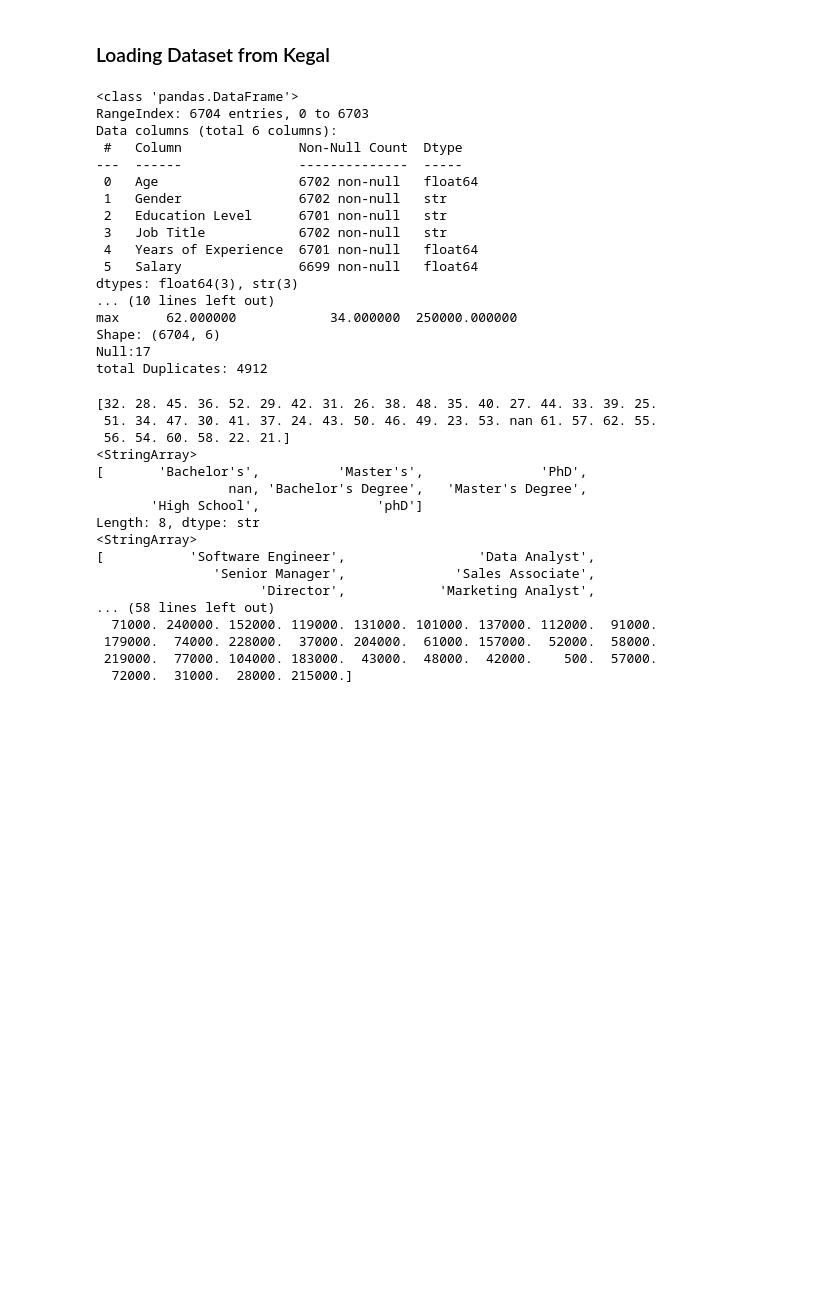
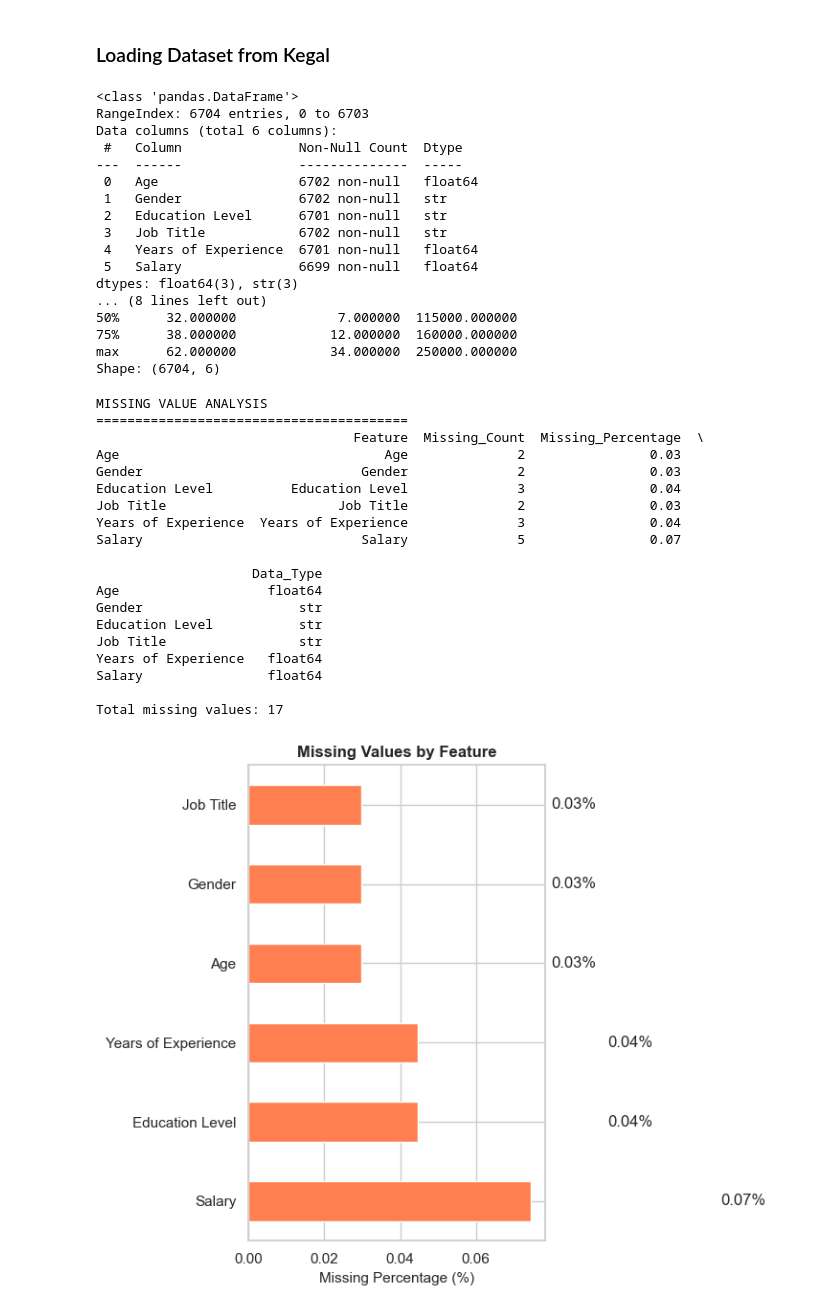
Before and after one commit to AsharArmoghan/Salary_Prediction_model, a Jupyter notebook: salary_prediction_model.ipynb, the cells around one changed output. Saved outputs shown, nothing was run; the diff lists cells and outputs as text; code cells hidden in the pictures; blank space fills up the shorter version.

```diff
--- a/salary_prediction_model.ipynb
+++ b/salary_prediction_model.ipynb
@@ -29,8 +29,6 @@ df = kagglehub.dataset_load(
 print(df.info())
 print(df.describe())
 print(f"Shape: {df.shape}")
-print(f"Null:{df.isnull().sum().sum()}")
-print(f"total Duplicates: {df.duplicated().sum().sum()}")
 # %% [output]
 <class 'pandas.DataFrame'>
 RangeIndex: 6704 entries, 0 to 6703
@@ -44,35 +42,57 @@ Data columns (total 6 columns):
  4   Years of Experience  6701 non-null   float64
  5   Salary               6699 non-null   float64
 dtypes: float64(3), str(3)
-... (10 lines left out)
+... (8 lines left out)
+50%      32.000000             7.000000  115000.000000
+75%      38.000000            12.000000  160000.000000
 max      62.000000            34.000000  250000.000000
 Shape: (6704, 6)
-Null:17
-total Duplicates: 4912
-# %%
-print(df["Age"].unique())
-print(df["Education Level"].unique())
-print(df["Job Title"].unique())
-print(df['Years of Experience'].unique())
-print(df['Salary'].unique())
-# %% [output]
-[32. 28. 45. 36. 52. 29. 42. 31. 26. 38. 48. 35. 40. 27. 44. 33. 39. 25.
- 51. 34. 47. 30. 41. 37. 24. 43. 50. 46. 49. 23. 53. nan 61. 57. 62. 55.
- 56. 54. 60. 58. 22. 21.]
-<StringArray>
-[       'Bachelor's',          'Master's',               'PhD',
-                 nan, 'Bachelor's Degree',   'Master's Degree',
-       'High School',               'phD']
-Length: 8, dtype: str
-<StringArray>
-[           'Software Engineer',                 'Data Analyst',
-               'Senior Manager',              'Sales Associate',
-                     'Director',            'Marketing Analyst',
-... (58 lines left out)
-  71000. 240000. 152000. 119000. 131000. 101000. 137000. 112000.  91000.
- 179000.  74000. 228000.  37000. 204000.  61000. 157000.  52000.  58000.
- 219000.  77000. 104000. 183000.  43000.  48000.  42000.    500.  57000.
-  72000.  31000.  28000. 215000.]
+# %%
+# Missing Value Analysis
+print("MISSING VALUE ANALYSIS")
+print("=" * 40)
+missing_data = pd.DataFrame(
+    {
+        'Feature': df.columns,
+        'Missing_Count': df.isnull().sum(),
+        'Missing_Percentage': (df.isnull().sum() / len(df) * 100).round(2),
+        'Data_Type': df.dtypes,
+    }
+)
+print(missing_data)
+print(f"\nTotal missing values: {df.isnull().sum().sum()}")
+
+# Visualize missing values
+fig, ax = plt.subplots(figsize=(10, 6))
+missing_pct = (df.isnull().sum() / len(df) * 100).sort_values(ascending=False)
+missing_pct[missing_pct > 0].plot(kind='barh', ax=ax, color='coral')
+ax.set_xlabel('Missing Percentage (%)', fontsize=11)
+ax.set_title('Missing Values by Feature', fontsize=12, fontweight='bold')
+for i, v in enumerate(missing_pct[missing_pct > 0]):
+    ax.text(v + 0.05, i, f'{v:.2f}%', va='center')
+plt.tight_layout()
+plt.show()
+# %% [output]
+MISSING VALUE ANALYSIS
+========================================
+                                 Feature  Missing_Count  Missing_Percentage  \
+Age                                  Age              2                0.03
+Gender                            Gender              2                0.03
+Education Level          Education Level              3                0.04
+Job Title                      Job Title              2                0.03
+Years of Experience  Years of Experience              3                0.04
+Salary                            Salary              5                0.07
+
+                    Data_Type
+Age                   float64
+Gender                    str
+Education Level           str
+Job Title                 str
+Years of Experience   float64
+Salary                float64
+
+Total missing values: 17
+[figure, added]
 # %%
 # Redefining column names
 df.rename(
```
Also changed, not shown: parts of 18 cells of this notebook, 8 other files.
